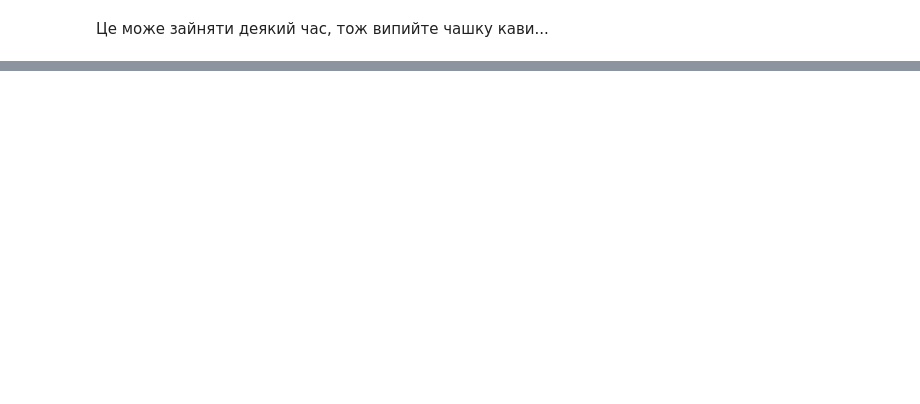
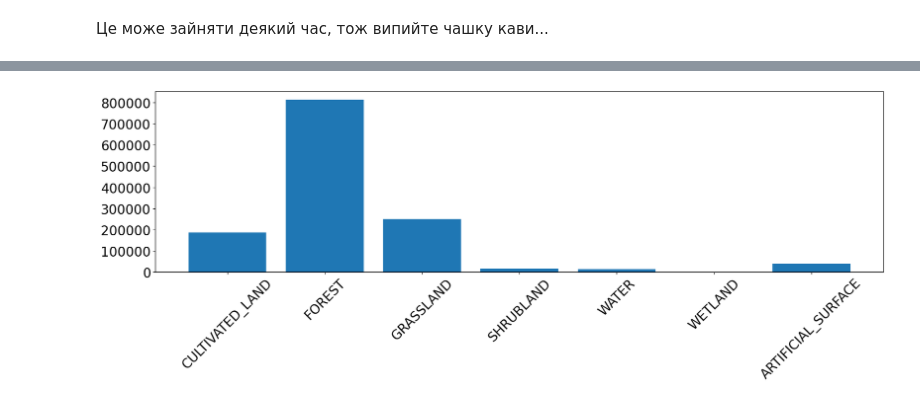
Before and after one commit to fuckingsore/diplom, a Jupyter notebook: zaloga_diplom.ipynb, the cells around one changed output, grey strips where cells are left out. Saved outputs shown, nothing was run; the diff lists cells and outputs as text; code cells hidden in the pictures; blank space fills up the shorter version.

```diff
--- a/zaloga_diplom.ipynb
+++ b/zaloga_diplom.ipynb
@@ -482,0 +447,2 @@ fig.subplots_adjust(wspace=0, hspace=0)
+# %%
+EOPatch.load('./eopatches/eopatch_0/')
@@ -482,0 +639,7 @@ fig.subplots_adjust(wspace=0, hspace=0)
+# %%
+# Load sampled eopatches
+sampled_eopatches = []
+
+for i in range(len(patchIDs)):
+    sample_path = os.path.join(EOPATCH_SAMPLES_FOLDER, f"eopatch_{i}")
+    sampled_eopatches.append(EOPatch.load(sample_path, lazy_loading=True))
@@ -482,0 +717,22 @@ fig.subplots_adjust(wspace=0, hspace=0)
+# %%
+class_labels = np.unique(labels_test)
+class_names = [lulc_type.name for lulc_type in LULC]
+mask = np.in1d(predicted_labels_test, labels_test)
+predictions = predicted_labels_test[mask]
+true_labels = labels_test[mask]
+
+# Extract and display metrics
+f1_scores = metrics.f1_score(true_labels, predictions, labels=class_labels, average=None)
+avg_f1_score = metrics.f1_score(true_labels, predictions, average="weighted")
+recall = metrics.recall_score(true_labels, predictions, labels=class_labels, average=None)
+precision = metrics.precision_score(true_labels, predictions, labels=class_labels, average=None)
+accuracy = metrics.accuracy_score(true_labels, predictions)
+
+print("Classification accuracy {:.1f}%".format(100 * accuracy))
+print("Classification F1-score {:.1f}%".format(100 * avg_f1_score))
+print()
+print("             Class              =  F1  | Recall | Precision")
+print("         --------------------------------------------------")
+for idx, lulctype in enumerate([class_names[idx] for idx in class_labels]):
+    line_data = (lulctype, f1_scores[idx] * 100, recall[idx] * 100, precision[idx] * 100)
+    print("         * {0:20s} = {1:2.1f} |  {2:2.1f}  | {3:2.1f}".format(*line_data))
@@ -482,0 +827,10 @@ fig.subplots_adjust(wspace=0, hspace=0)
+# %%
+fig = plt.figure(figsize=(20, 5))
+
+label_ids, label_counts = np.unique(labels_train, return_counts=True)
+
+plt.bar(range(len(label_ids)), label_counts)
+plt.xticks(range(len(label_ids)), [class_names[i] for i in label_ids], rotation=45, fontsize=20)
+plt.yticks(fontsize=20);
+# %% [output]
+[figure, added]
```
Also changed, not shown: parts of 55 cells of this notebook, 11 other files.
